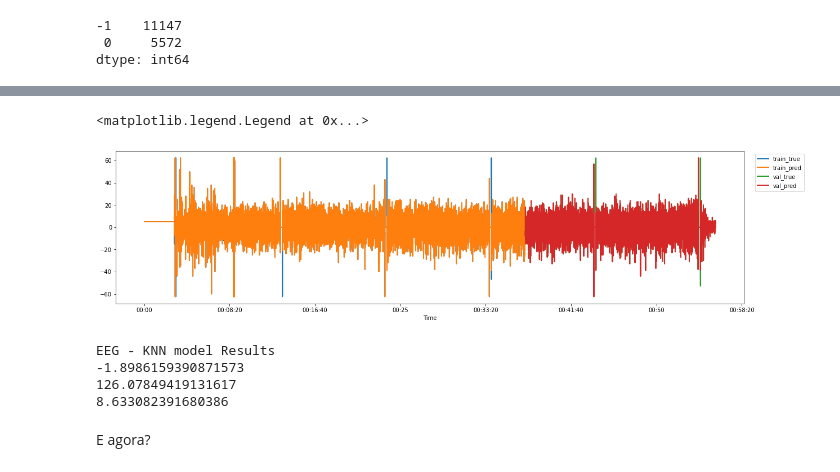
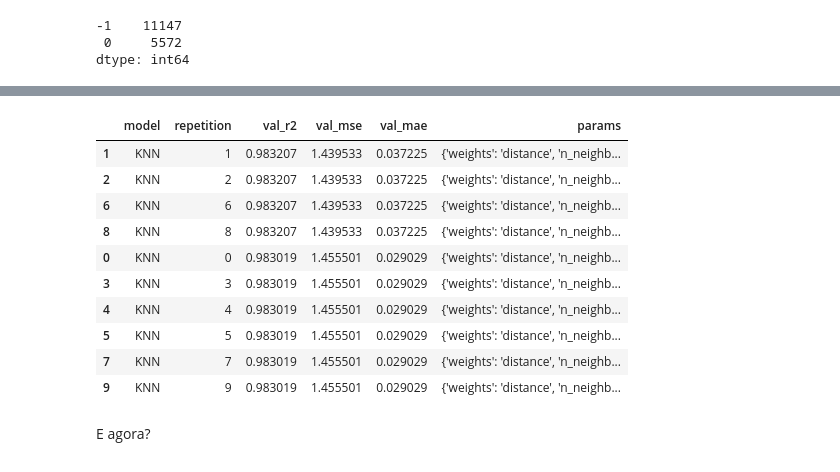
Before and after one commit to Dienert/anesthesia_serie, a Jupyter notebook: notebooks/ML.ipynb, the cells around one changed output, grey strips where cells are left out. Drawn from its saved outputs; the diff is of its cells as text; code cells hidden in the pictures.

```diff
--- a/notebooks/ML.ipynb
+++ b/notebooks/ML.ipynb
@@ -569,26 +607,16 @@ resultados.sort_values('r2', ascending=False)
-# %%
-ax = None
-linewidth = 2
-ax = y_train.rename(columns={'EEG': "train_true"}).plot(ax=ax, linewidth=linewidth)
-ax = pd.Series(res.predict(X_train).flatten(), index=y_train.index, name="train_pred").plot(ax=ax, linewidth=linewidth)
-ax = y_val.rename(columns={'EEG': "val_true"}).plot(ax=ax, linewidth=linewidth)
-ax = pd.Series(res.predict(X_val).flatten(), index=y_val.index, name="val_pred").plot(ax=ax, linewidth=linewidth)
-plt.legend(bbox_to_anchor=(1.1, 1), loc="upper right")
-# %% [output]
-<matplotlib.legend.Legend at 0x...>
-[figure, removed]
-# %%
-print('EEG - KNN model Results')
-print(r2_score(neigh.predict(X_val), y_val))
-print(mean_squared_error(neigh.predict(X_val), y_val))
-print(mean_absolute_error(neigh.predict(X_val), y_val))
-results['KNN'] = {'r2':r2_score(neigh.predict(X_val), y_val), \
-                 'mse': mean_squared_error(neigh.predict(X_val), y_val),
-                 'mae': mean_absolute_error(neigh.predict(X_val), y_val)}
-# %% [output]
-EEG - KNN model Results
--1.8986159390871573
-126.07849419131617
-8.633082391680386
+# %%
+resultados
+# %% [output]
+|  | model | repetition | val_r2 | val_mse | val_mae | params |
+| 1 | KNN | 1 | 0.983207 | 1.439533 | 0.037225 | {'weights': 'distance', 'n_neighb... |
+| 2 | KNN | 2 | 0.983207 | 1.439533 | 0.037225 | {'weights': 'distance', 'n_neighb... |
+| 6 | KNN | 6 | 0.983207 | 1.439533 | 0.037225 | {'weights': 'distance', 'n_neighb... |
+| 8 | KNN | 8 | 0.983207 | 1.439533 | 0.037225 | {'weights': 'distance', 'n_neighb... |
+| 0 | KNN | 0 | 0.983019 | 1.455501 | 0.029029 | {'weights': 'distance', 'n_neighb... |
+| 3 | KNN | 3 | 0.983019 | 1.455501 | 0.029029 | {'weights': 'distance', 'n_neighb... |
+| 4 | KNN | 4 | 0.983019 | 1.455501 | 0.029029 | {'weights': 'distance', 'n_neighb... |
+| 5 | KNN | 5 | 0.983019 | 1.455501 | 0.029029 | {'weights': 'distance', 'n_neighb... |
+| 7 | KNN | 7 | 0.983019 | 1.455501 | 0.029029 | {'weights': 'distance', 'n_neighb... |
+| 9 | KNN | 9 | 0.983019 | 1.455501 | 0.029029 | {'weights': 'distance', 'n_neighb... |
 # %% [markdown]
 E agora?
```
Also changed, not shown: parts of 29 cells of this notebook.
